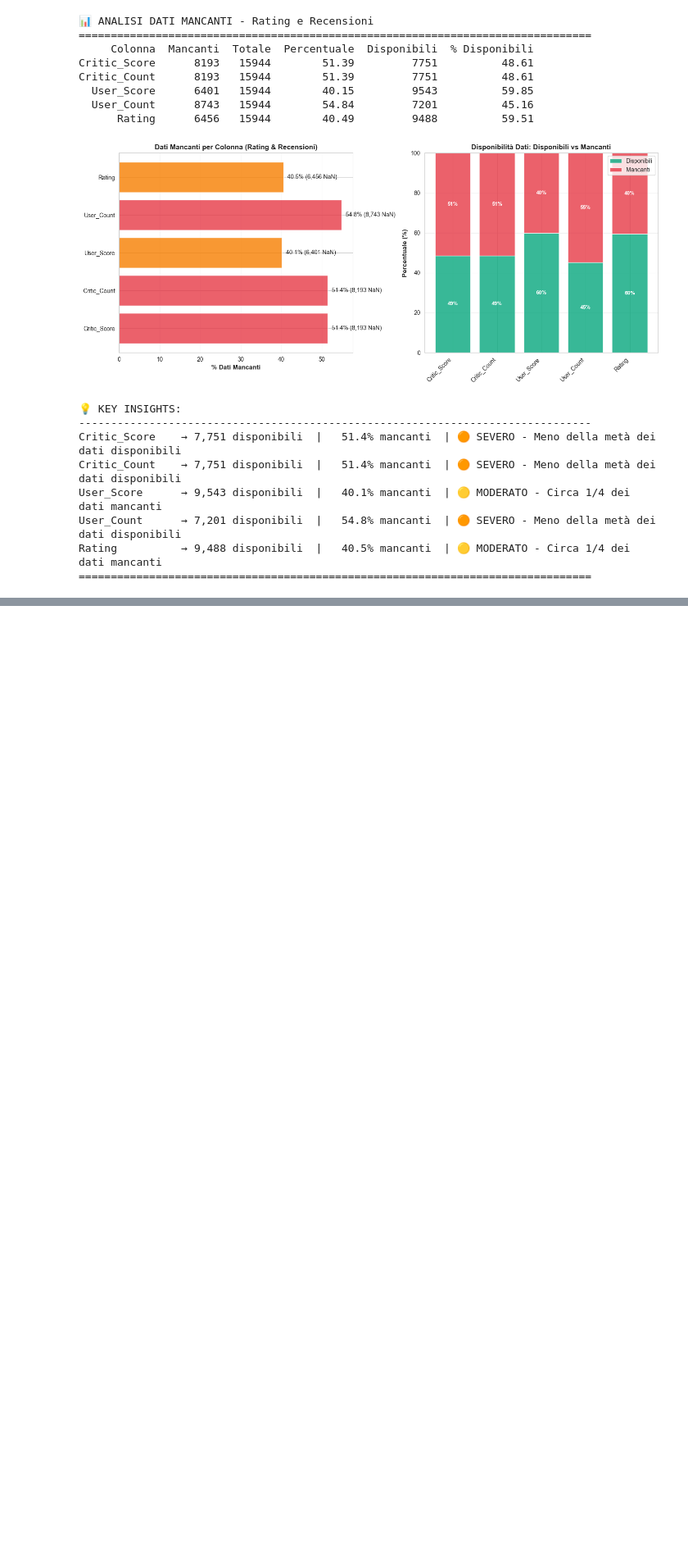
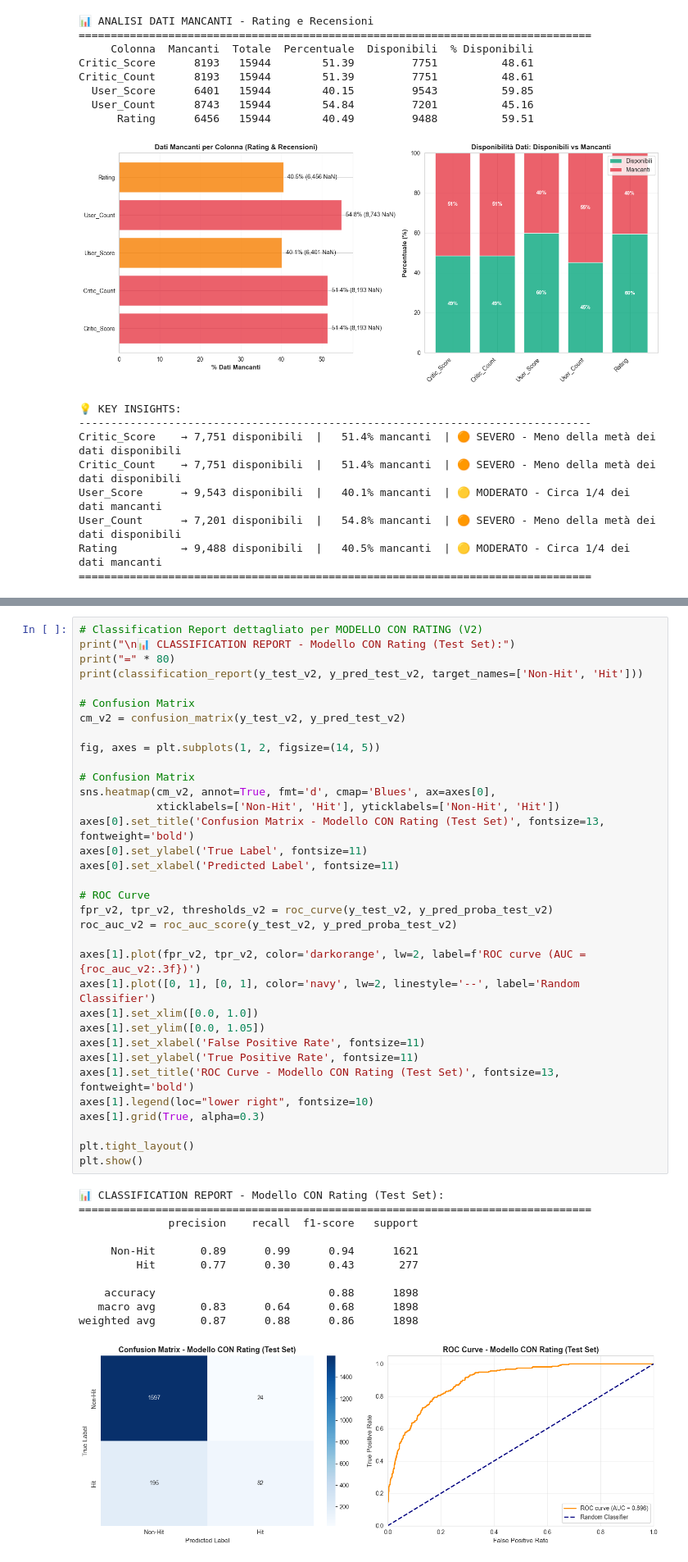
Before and after one commit to LorenzoAnogITSAR/esame_dva, a Jupyter notebook: analisi2.ipynb, the cells around one changed output, grey strips where cells are left out. Shown at 82% size. Cells and saved outputs as stored; diff of their text form; blank space fills up the shorter version.

```diff
--- a/analisi2.ipynb
+++ b/analisi2.ipynb
@@ -362,0 +1124,46 @@ Rating          → 9,488 disponibili  |   40.5% mancanti  | 🟡 MODERATO - Cir
+# %%
+# Classification Report dettagliato per MODELLO CON RATING (V2)
+print("\n📊 CLASSIFICATION REPORT - Modello CON Rating (Test Set):")
+print("=" * 80)
+print(classification_report(y_test_v2, y_pred_test_v2, target_names=['Non-Hit', 'Hit']))
+
+# Confusion Matrix
+cm_v2 = confusion_matrix(y_test_v2, y_pred_test_v2)
+
+fig, axes = plt.subplots(1, 2, figsize=(14, 5))
+
+# Confusion Matrix
+sns.heatmap(cm_v2, annot=True, fmt='d', cmap='Blues', ax=axes[0],
+            xticklabels=['Non-Hit', 'Hit'], yticklabels=['Non-Hit', 'Hit'])
+axes[0].set_title('Confusion Matrix - Modello CON Rating (Test Set)', fontsize=13, fontweight='bold')
+axes[0].set_ylabel('True Label', fontsize=11)
+axes[0].set_xlabel('Predicted Label', fontsize=11)
+
+# ROC Curve
+fpr_v2, tpr_v2, thresholds_v2 = roc_curve(y_test_v2, y_pred_proba_test_v2)
+roc_auc_v2 = roc_auc_score(y_test_v2, y_pred_proba_test_v2)
+
+axes[1].plot(fpr_v2, tpr_v2, color='darkorange', lw=2, label=f'ROC curve (AUC = {roc_auc_v2:.3f})')
+axes[1].plot([0, 1], [0, 1], color='navy', lw=2, linestyle='--', label='Random Classifier')
+axes[1].set_xlim([0.0, 1.0])
+axes[1].set_ylim([0.0, 1.05])
+axes[1].set_xlabel('False Positive Rate', fontsize=11)
+axes[1].set_ylabel('True Positive Rate', fontsize=11)
+axes[1].set_title('ROC Curve - Modello CON Rating (Test Set)', fontsize=13, fontweight='bold')
+axes[1].legend(loc="lower right", fontsize=10)
+axes[1].grid(True, alpha=0.3)
+
+plt.tight_layout()
+plt.show()
+# %% [output]
+📊 CLASSIFICATION REPORT - Modello CON Rating (Test Set):
+================================================================================
+              precision    recall  f1-score   support
+
+     Non-Hit       0.89      0.99      0.94      1621
+         Hit       0.77      0.30      0.43       277
+
+    accuracy                           0.88      1898
+   macro avg       0.83      0.64      0.68      1898
+weighted avg       0.87      0.88      0.86      1898
+[figure, added]
```
Also changed, not shown: parts of 14 cells of this notebook, 1 other file.
